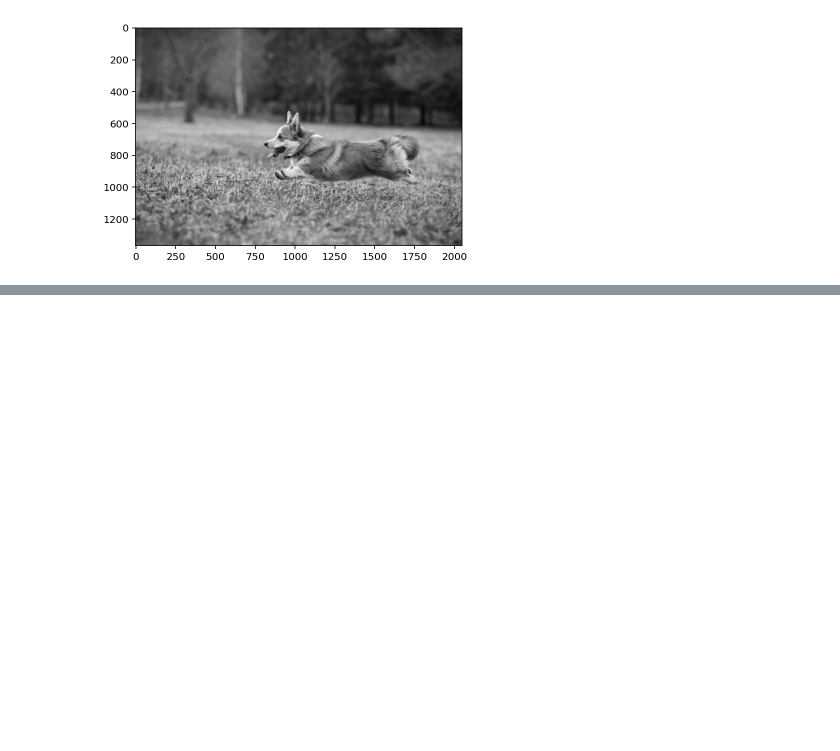
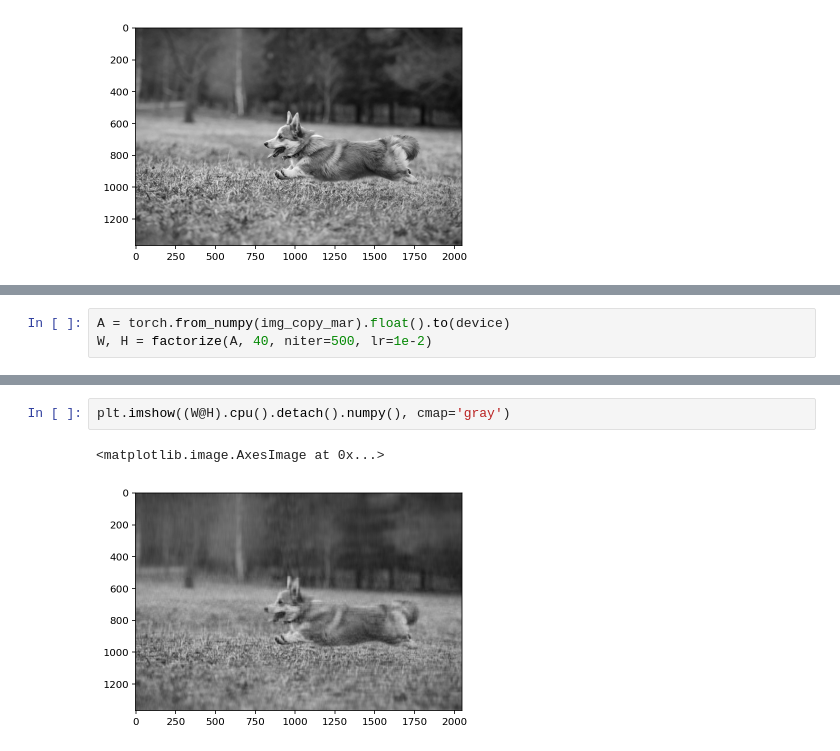
Before and after one commit to nipunbatra/ml2023, a Jupyter notebook: notebooks/posts/image-completion.ipynb, the cells around one changed output, grey strips where cells are left out. Saved outputs shown, nothing was run; the diff lists cells and outputs as text; blank space fills up the shorter version.

```diff
--- a/notebooks/posts/image-completion.ipynb
+++ b/notebooks/posts/image-completion.ipynb
@@ -170,0 +181,3 @@ A.size()[0]*A.size()[1]dd
+# %%
+A = torch.from_numpy(img_copy_mar).float().to(device)
+W, H = factorize(A, 40, niter=500, lr=1e-2)
@@ -170,0 +196,5 @@ A.size()[0]*A.size()[1]dd
+# %%
+plt.imshow((W@H).cpu().detach().numpy(), cmap='gray')
+# %% [output]
+<matplotlib.image.AxesImage at 0x...>
+[figure, added]
```
Also changed, not shown: parts of 16 cells of this notebook, 3 other files.
